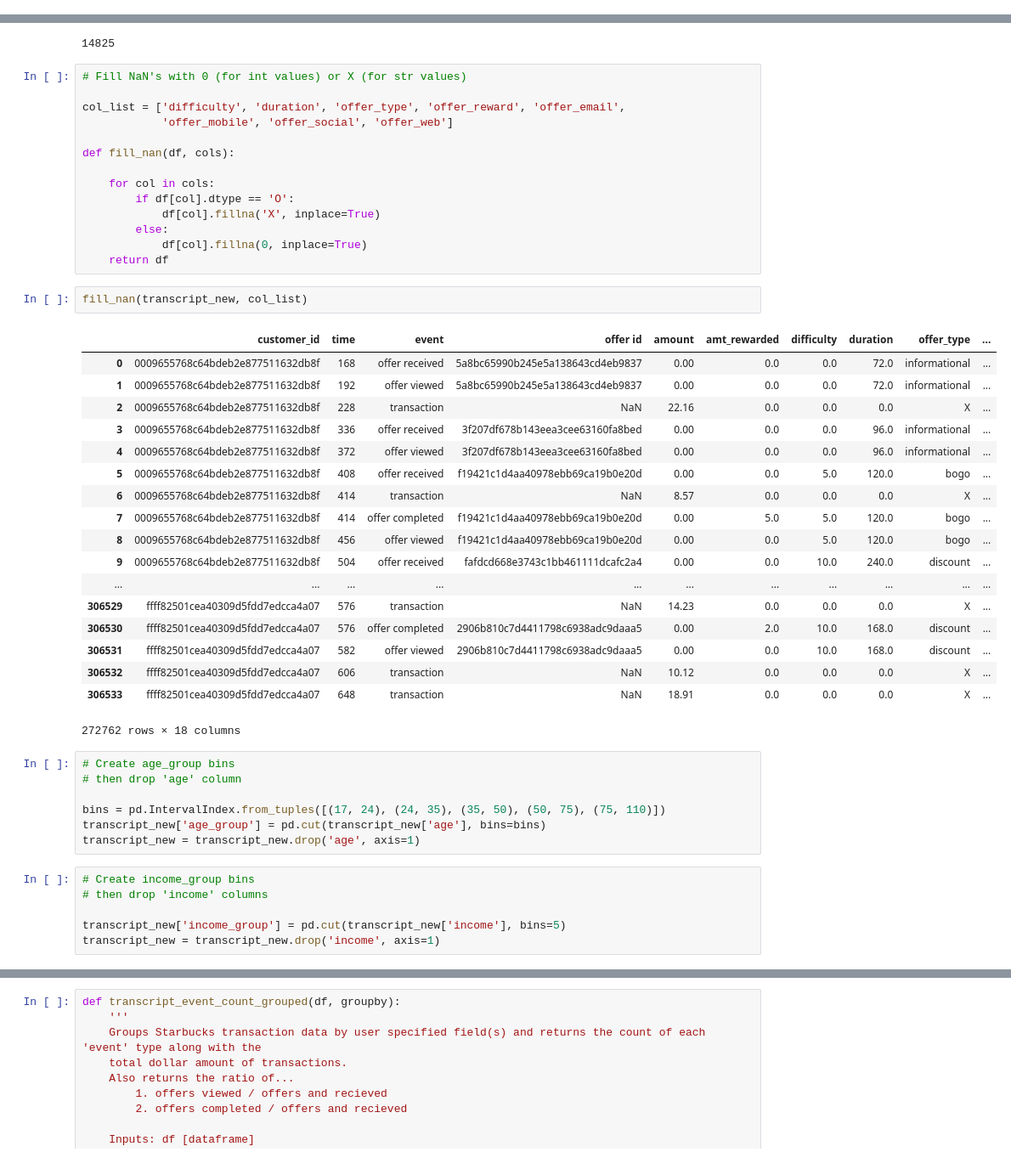
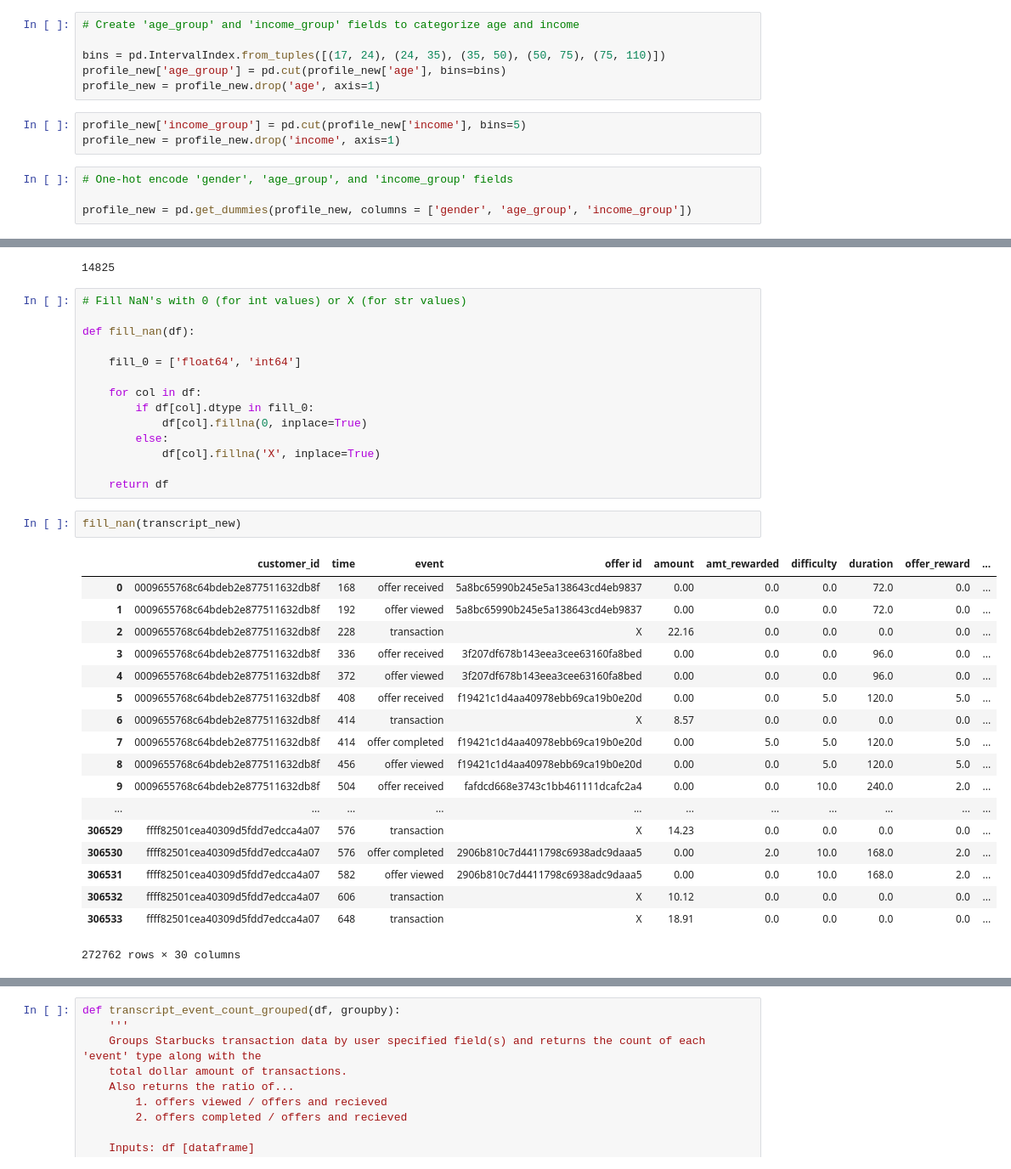
Before and after one commit to ajgiust/Optimize-Starbucks-App-Offers, a Jupyter notebook: Starbucks_Capstone_notebook.ipynb, the cells around one changed output, grey strips where cells are left out. Shown: that part at 85% size. Cells and saved outputs as stored; diff of their text form.

```diff
--- a/Starbucks_Capstone_notebook.ipynb
+++ b/Starbucks_Capstone_notebook.ipynb
@@ -400,6 +434,19 @@ profile_new.rename(columns={'id': 'customer_id'}, inplace=True)
 # Remove rows with NaN values
 
 profile_new = profile_new.dropna()
+# %%
+# Create 'age_group' and 'income_group' fields to categorize age and income
+
+bins = pd.IntervalIndex.from_tuples([(17, 24), (24, 35), (35, 50), (50, 75), (75, 110)])
+profile_new['age_group'] = pd.cut(profile_new['age'], bins=bins)
+profile_new = profile_new.drop('age', axis=1)
+# %%
+profile_new['income_group'] = pd.cut(profile_new['income'], bins=5)
+profile_new = profile_new.drop('income', axis=1)
+# %%
+# One-hot encode 'gender', 'age_group', and 'income_group' fields
+
+profile_new = pd.get_dummies(profile_new, columns = ['gender', 'age_group', 'income_group'])
 # %%
 profile_new.head()
 # %% [output]
@@ -611,48 +671,35 @@ len(set(transcript_new['customer_id']))
 # %%
 # Fill NaN's with 0 (for int values) or X (for str values)
 
-col_list = ['difficulty', 'duration', 'offer_type', 'offer_reward', 'offer_email',
-            'offer_mobile', 'offer_social', 'offer_web']
+def fill_nan(df):
 
-def fill_nan(df, cols):
+    fill_0 = ['float64', 'int64']
 
-    for col in cols:
-        if df[col].dtype == 'O':
+    for col in df:
+        if df[col].dtype in fill_0:
+            df[col].fillna(0, inplace=True)
+        else:
             df[col].fillna('X', inplace=True)
-        else:
-            df[col].fillna(0, inplace=True)
+
     return df
 # %%
-fill_nan(transcript_new, col_list)
+fill_nan(transcript_new)
 # %% [output]
-|  | customer_id | time | event | offer id | amount | amt_rewarded | difficulty | duration | offer_type | ... |
-| 0 | 0009655768c64bdeb2e877511632db8f | 168 | offer received | 5a8bc65990b245e5a138643cd4eb9837 | 0.00 | 0.0 | 0.0 | 72.0 | informational | ... |
-| 1 | 0009655768c64bdeb2e877511632db8f | 192 | offer viewed | 5a8bc65990b245e5a138643cd4eb9837 | 0.00 | 0.0 | 0.0 | 72.0 | informational | ... |
-| 2 | 0009655768c64bdeb2e877511632db8f | 228 | transaction | NaN | 22.16 | 0.0 | 0.0 | 0.0 | X | ... |
-| 3 | 0009655768c64bdeb2e877511632db8f | 336 | offer received | 3f207df678b143eea3cee63160fa8bed | 0.00 | 0.0 | 0.0 | 96.0 | informational | ... |
-| 4 | 0009655768c64bdeb2e877511632db8f | 372 | offer viewed | 3f207df678b143eea3cee63160fa8bed | 0.00 | 0.0 | 0.0 | 96.0 | informational | ... |
-| 5 | 0009655768c64bdeb2e877511632db8f | 408 | offer received | f19421c1d4aa40978ebb69ca19b0e20d | 0.00 | 0.0 | 5.0 | 120.0 | bogo | ... |
-| 6 | 0009655768c64bdeb2e877511632db8f | 414 | transaction | NaN | 8.57 | 0.0 | 0.0 | 0.0 | X | ... |
-| 7 | 0009655768c64bdeb2e877511632db8f | 414 | offer completed | f19421c1d4aa40978ebb69ca19b0e20d | 0.00 | 5.0 | 5.0 | 120.0 | bogo | ... |
-| 8 | 0009655768c64bdeb2e877511632db8f | 456 | offer viewed | f19421c1d4aa40978ebb69ca19b0e20d | 0.00 | 0.0 | 5.0 | 120.0 | bogo | ... |
-| 9 | 0009655768c64bdeb2e877511632db8f | 504 | offer received | fafdcd668e3743c1bb461111dcafc2a4 | 0.00 | 0.0 | 10.0 | 240.0 | discount | ... |
+|  | customer_id | time | event | offer id | amount | amt_rewarded | difficulty | duration | offer_reward | ... |
+| 0 | 0009655768c64bdeb2e877511632db8f | 168 | offer received | 5a8bc65990b245e5a138643cd4eb9837 | 0.00 | 0.0 | 0.0 | 72.0 | 0.0 | ... |
+| 1 | 0009655768c64bdeb2e877511632db8f | 192 | offer viewed | 5a8bc65990b245e5a138643cd4eb9837 | 0.00 | 0.0 | 0.0 | 72.0 | 0.0 | ... |
+| 2 | 0009655768c64bdeb2e877511632db8f | 228 | transaction | X | 22.16 | 0.0 | 0.0 | 0.0 | 0.0 | ... |
+| 3 | 0009655768c64bdeb2e877511632db8f | 336 | offer received | 3f207df678b143eea3cee63160fa8bed | 0.00 | 0.0 | 0.0 | 96.0 | 0.0 | ... |
+| 4 | 0009655768c64bdeb2e877511632db8f | 372 | offer viewed | 3f207df678b143eea3cee63160fa8bed | 0.00 | 0.0 | 0.0 | 96.0 | 0.0 | ... |
+| 5 | 0009655768c64bdeb2e877511632db8f | 408 | offer received | f19421c1d4aa40978ebb69ca19b0e20d | 0.00 | 0.0 | 5.0 | 120.0 | 5.0 | ... |
+| 6 | 0009655768c64bdeb2e877511632db8f | 414 | transaction | X | 8.57 | 0.0 | 0.0 | 0.0 | 0.0 | ... |
+| 7 | 0009655768c64bdeb2e877511632db8f | 414 | offer completed | f19421c1d4aa40978ebb69ca19b0e20d | 0.00 | 5.0 | 5.0 | 120.0 | 5.0 | ... |
+| 8 | 0009655768c64bdeb2e877511632db8f | 456 | offer viewed | f19421c1d4aa40978ebb69ca19b0e20d | 0.00 | 0.0 | 5.0 | 120.0 | 5.0 | ... |
+| 9 | 0009655768c64bdeb2e877511632db8f | 504 | offer received | fafdcd668e3743c1bb461111dcafc2a4 | 0.00 | 0.0 | 10.0 | 240.0 | 2.0 | ... |
 | ... | ... | ... | ... | ... | ... | ... | ... | ... | ... | ... |
-| 306529 | ffff82501cea40309d5fdd7edcca4a07 | 576 | transaction | NaN | 14.23 | 0.0 | 0.0 | 0.0 | X | ... |
-| 306530 | ffff82501cea40309d5fdd7edcca4a07 | 576 | offer completed | 2906b810c7d4411798c6938adc9daaa5 | 0.00 | 2.0 | 10.0 | 168.0 | discount | ... |
-| 306531 | ffff82501cea40309d5fdd7edcca4a07 | 582 | offer viewed | 2906b810c7d4411798c6938adc9daaa5 | 0.00 | 0.0 | 10.0 | 168.0 | discount | ... |
-| 306532 | ffff82501cea40309d5fdd7edcca4a07 | 606 | transaction | NaN | 10.12 | 0.0 | 0.0 | 0.0 | X | ... |
-| 306533 | ffff82501cea40309d5fdd7edcca4a07 | 648 | transaction | NaN | 18.91 | 0.0 | 0.0 | 0.0 | X | ... |
+| 306529 | ffff82501cea40309d5fdd7edcca4a07 | 576 | transaction | X | 14.23 | 0.0 | 0.0 | 0.0 | 0.0 | ... |
+| 306530 | ffff82501cea40309d5fdd7edcca4a07 | 576 | offer completed | 2906b810c7d4411798c6938adc9daaa5 | 0.00 | 2.0 | 10.0 | 168.0 | 2.0 | ... |
+| 306531 | ffff82501cea40309d5fdd7edcca4a07 | 582 | offer viewed | 2906b810c7d4411798c6938adc9daaa5 | 0.00 | 0.0 | 10.0 | 168.0 | 2.0 | ... |
+| 306532 | ffff82501cea40309d5fdd7edcca4a07 | 606 | transaction | X | 10.12 | 0.0 | 0.0 | 0.0 | 0.0 | ... |
+| 306533 | ffff82501cea40309d5fdd7edcca4a07 | 648 | transaction | X | 18.91 | 0.0 | 0.0 | 0.0 | 0.0 | ... |
-272762 rows × 18 columns
+272762 rows × 30 columns
-# %%
-# Create age_group bins
-# then drop 'age' column
-
-bins = pd.IntervalIndex.from_tuples([(17, 24), (24, 35), (35, 50), (50, 75), (75, 110)])
-transcript_new['age_group'] = pd.cut(transcript_new['age'], bins=bins)
-transcript_new = transcript_new.drop('age', axis=1)
-# %%
-# Create income_group bins
-# then drop 'income' columns
-
-transcript_new['income_group'] = pd.cut(transcript_new['income'], bins=5)
-transcript_new = transcript_new.drop('income', axis=1)
```
Also changed, not shown: parts of 52 cells of this notebook, 3 other files.
